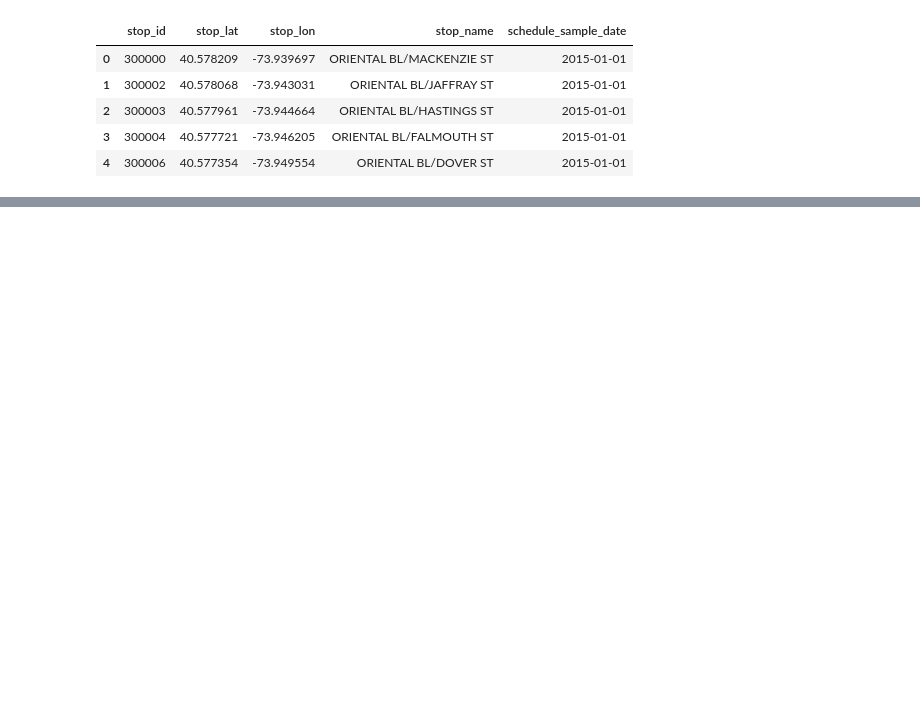
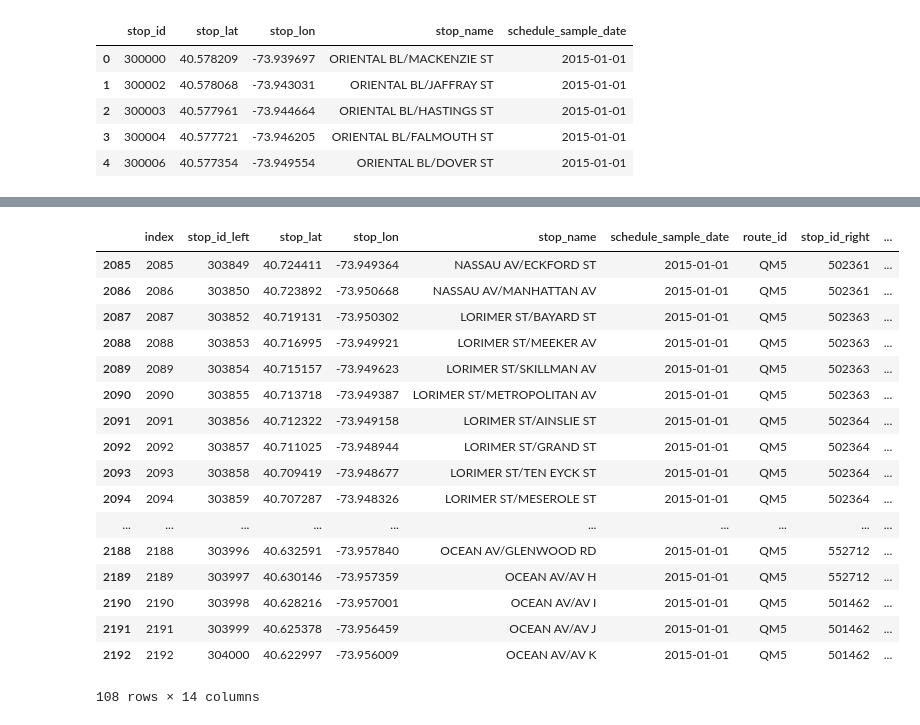
Before and after one commit to sarangof/Bus-Capstone, a Jupyter notebook: condensed_metrics_visualization.ipynb, the cells around one changed output, grey strips where cells are left out. Saved outputs shown, nothing was run; the diff lists cells and outputs as text; code cells hidden in the pictures; blank space fills up the shorter version.

```diff
--- a/condensed_metrics_visualization.ipynb
+++ b/condensed_metrics_visualization.ipynb
@@ -84,0 +92,2 @@ stops_metrics.to_csv('metrics-by-stop-2015.csv')
+# %%
+collected = collected.reset_index().join(unique_stops.reset_index(),how='left',lsuffix='_left', rsuffix='_right')
@@ -85,4 +103,4 @@ stops_metrics.to_csv('metrics-by-stop-2015.csv')
 # %%
-line_metrics = collected.reset_index().merge((pd.DataFrame(reliability_metrics.groupby(['Line','stop_id']).mean().reset_index())))
+line_metrics = collected.reset_index().join((pd.DataFrame(reliability_metrics.groupby(['Line','stop_id']).mean().reset_index())),how='left',lsuffix='_left', rsuffix='_right')
 # %%
 line_metrics.head()
@@ -89,5 +114,24 @@ line_metrics.head()
 # %%
-line_metrics.query("Line=='B41'").to_csv('metrics-by-line-stop-B41-2015.csv')
+line_metrics.query("Line=='B41'")#.to_csv('metrics-by-line-stop-B41-2015.csv')
+# %% [output]
+|  | index | stop_id_left | stop_lat | stop_lon | stop_name | schedule_sample_date | route_id | stop_id_right | ... |
+| 2085 | 2085 | 303849 | 40.724411 | -73.949364 | NASSAU AV/ECKFORD ST | 2015-01-01 | QM5 | 502361 | ... |
+| 2086 | 2086 | 303850 | 40.723892 | -73.950668 | NASSAU AV/MANHATTAN AV | 2015-01-01 | QM5 | 502361 | ... |
+| 2087 | 2087 | 303852 | 40.719131 | -73.950302 | LORIMER ST/BAYARD ST | 2015-01-01 | QM5 | 502363 | ... |
+| 2088 | 2088 | 303853 | 40.716995 | -73.949921 | LORIMER ST/MEEKER AV | 2015-01-01 | QM5 | 502363 | ... |
+| 2089 | 2089 | 303854 | 40.715157 | -73.949623 | LORIMER ST/SKILLMAN AV | 2015-01-01 | QM5 | 502363 | ... |
+| 2090 | 2090 | 303855 | 40.713718 | -73.949387 | LORIMER ST/METROPOLITAN AV | 2015-01-01 | QM5 | 502363 | ... |
+| 2091 | 2091 | 303856 | 40.712322 | -73.949158 | LORIMER ST/AINSLIE ST | 2015-01-01 | QM5 | 502364 | ... |
+| 2092 | 2092 | 303857 | 40.711025 | -73.948944 | LORIMER ST/GRAND ST | 2015-01-01 | QM5 | 502364 | ... |
+| 2093 | 2093 | 303858 | 40.709419 | -73.948677 | LORIMER ST/TEN EYCK ST | 2015-01-01 | QM5 | 502364 | ... |
+| 2094 | 2094 | 303859 | 40.707287 | -73.948326 | LORIMER ST/MESEROLE ST | 2015-01-01 | QM5 | 502364 | ... |
+| ... | ... | ... | ... | ... | ... | ... | ... | ... | ... |
+| 2188 | 2188 | 303996 | 40.632591 | -73.957840 | OCEAN AV/GLENWOOD RD | 2015-01-01 | QM5 | 552712 | ... |
+| 2189 | 2189 | 303997 | 40.630146 | -73.957359 | OCEAN AV/AV H | 2015-01-01 | QM5 | 552712 | ... |
+| 2190 | 2190 | 303998 | 40.628216 | -73.957001 | OCEAN AV/AV I | 2015-01-01 | QM5 | 501462 | ... |
+| 2191 | 2191 | 303999 | 40.625378 | -73.956459 | OCEAN AV/AV J | 2015-01-01 | QM5 | 501462 | ... |
+| 2192 | 2192 | 304000 | 40.622997 | -73.956009 | OCEAN AV/AV K | 2015-01-01 | QM5 | 501462 | ... |
+108 rows × 14 columns
 # %%
 import matplotlib.pyplot as plt
 plt.figure(figsize=(40,20))
```
Also changed, not shown: parts of 12 cells of this notebook.
